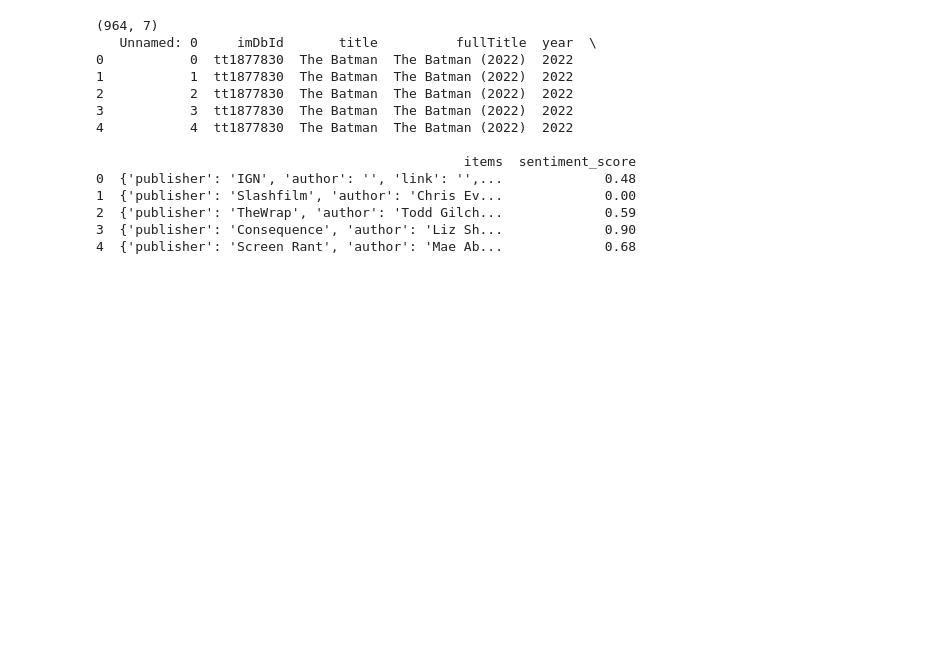
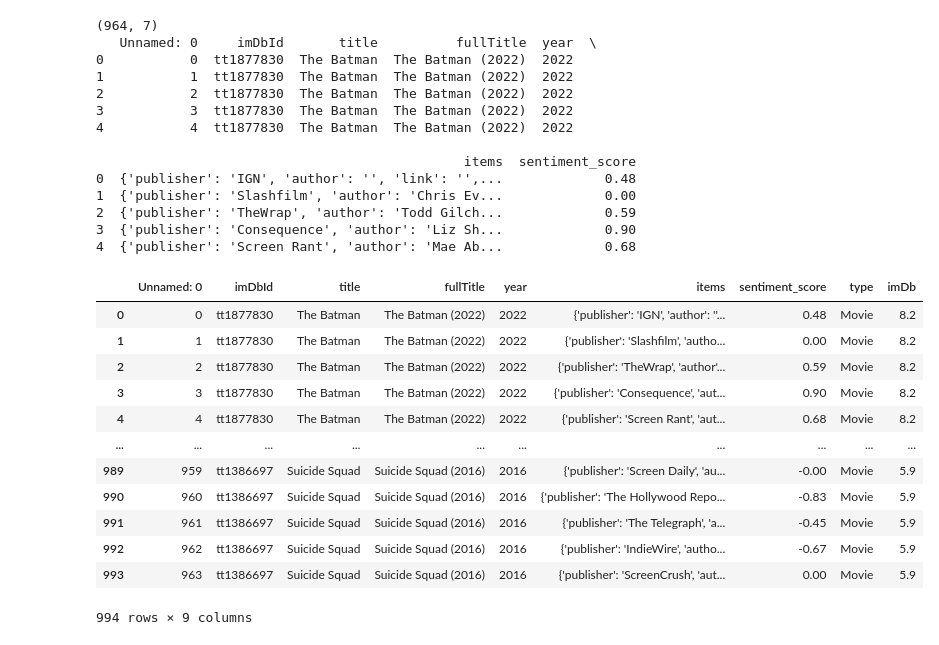
Before and after one commit to ashlosman/movierating-predictions, a Jupyter notebook: lasso-regression mark code.ipynb, the cells around one changed output. Cells and saved outputs as stored; diff of their text form; code cells hidden in the pictures; blank space fills up the shorter version.

```diff
--- a/lasso-regression mark code.ipynb
+++ b/lasso-regression mark code.ipynb
@@ -28,6 +28,21 @@ print(metacritic.head())
 3  {'publisher': 'Consequence', 'author': 'Liz Sh...             0.90
 4  {'publisher': 'Screen Rant', 'author': 'Mae Ab...             0.68
 # %%
-imdb = read_csv('~/Desktop/stats 170b/ratings_clean.csv')
+imdb = read_csv('..//ratings_clean.csv')
 data = metacritic.merge(imdb, on =['imDbId', 'year', 'title', 'fullTitle'])
+data
+# %% [output]
+|  | Unnamed: 0 | imDbId | title | fullTitle | year | items | sentiment_score | type | imDb |
+| 0 | 0 | tt1877830 | The Batman | The Batman (2022) | 2022 | {'publisher': 'IGN', 'author': ''... | 0.48 | Movie | 8.2 |
+| 1 | 1 | tt1877830 | The Batman | The Batman (2022) | 2022 | {'publisher': 'Slashfilm', 'autho... | 0.00 | Movie | 8.2 |
+| 2 | 2 | tt1877830 | The Batman | The Batman (2022) | 2022 | {'publisher': 'TheWrap', 'author'... | 0.59 | Movie | 8.2 |
+| 3 | 3 | tt1877830 | The Batman | The Batman (2022) | 2022 | {'publisher': 'Consequence', 'aut... | 0.90 | Movie | 8.2 |
+| 4 | 4 | tt1877830 | The Batman | The Batman (2022) | 2022 | {'publisher': 'Screen Rant', 'aut... | 0.68 | Movie | 8.2 |
+| ... | ... | ... | ... | ... | ... | ... | ... | ... | ... |
+| 989 | 959 | tt1386697 | Suicide Squad | Suicide Squad (2016) | 2016 | {'publisher': 'Screen Daily', 'au... | -0.00 | Movie | 5.9 |
+| 990 | 960 | tt1386697 | Suicide Squad | Suicide Squad (2016) | 2016 | {'publisher': 'The Hollywood Repo... | -0.83 | Movie | 5.9 |
+| 991 | 961 | tt1386697 | Suicide Squad | Suicide Squad (2016) | 2016 | {'publisher': 'The Telegraph', 'a... | -0.45 | Movie | 5.9 |
+| 992 | 962 | tt1386697 | Suicide Squad | Suicide Squad (2016) | 2016 | {'publisher': 'IndieWire', 'autho... | -0.67 | Movie | 5.9 |
+| 993 | 963 | tt1386697 | Suicide Squad | Suicide Squad (2016) | 2016 | {'publisher': 'ScreenCrush', 'aut... | 0.00 | Movie | 5.9 |
+994 rows × 9 columns
 # %%
```
Also changed, not shown: parts of 10 cells of this notebook.
